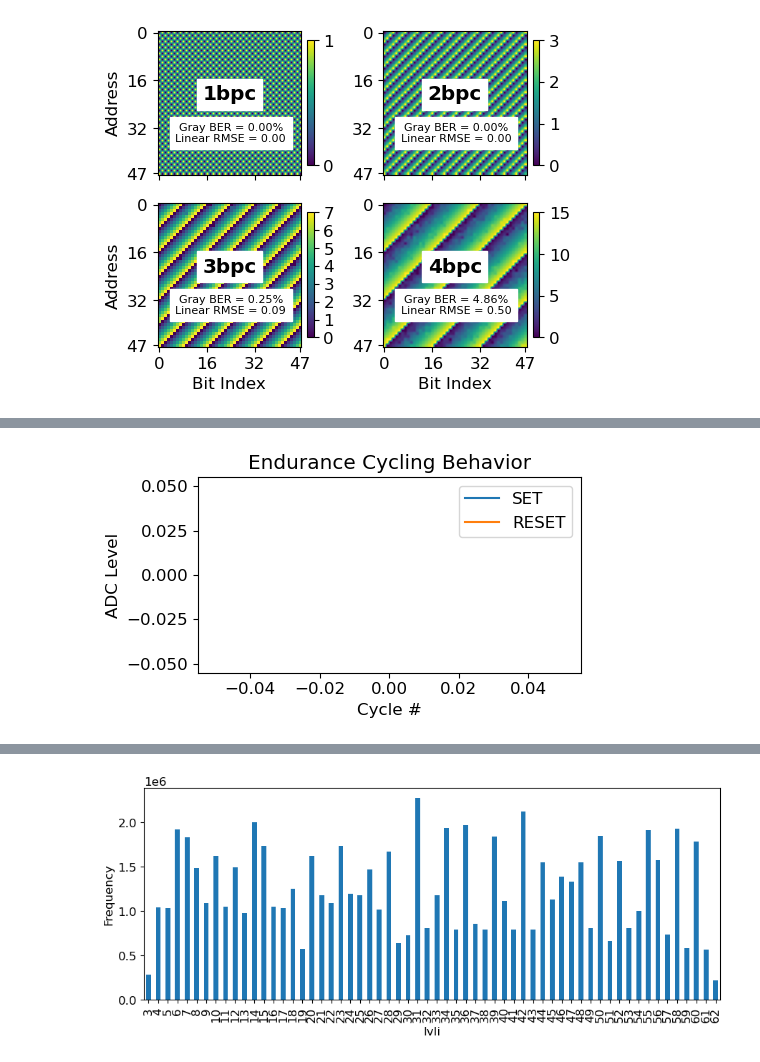
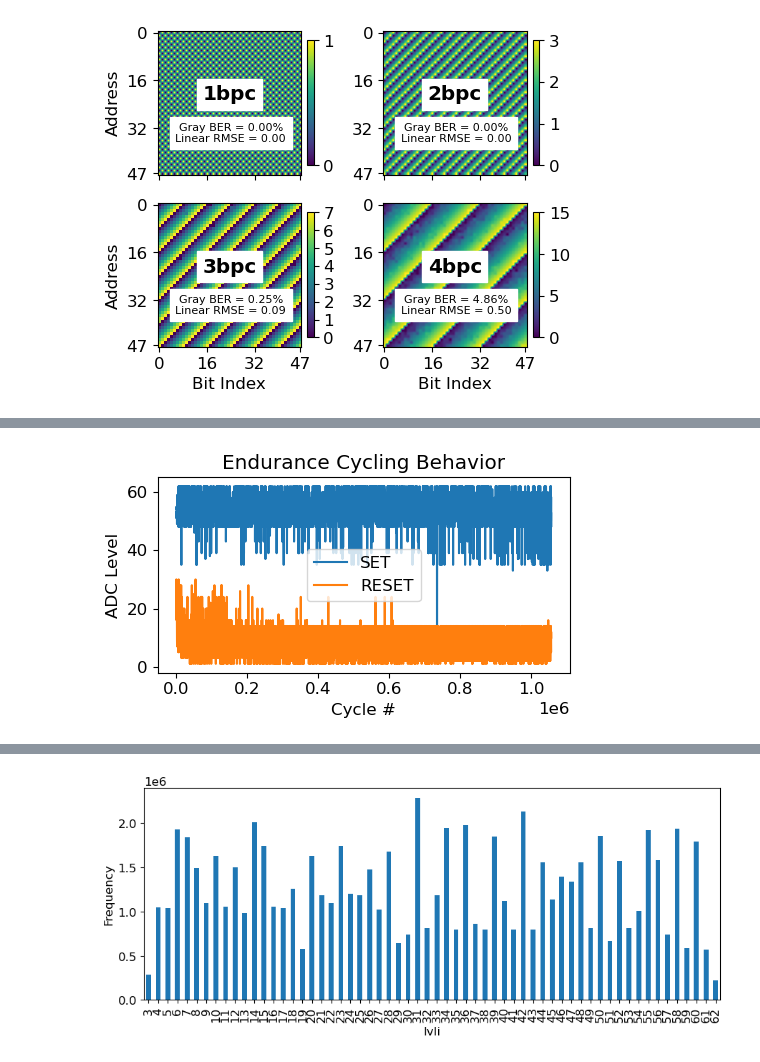
Before and after one commit to akashlevy/ember-python, a Jupyter notebook: analysis/characterizations.ipynb, the cells around one changed output, grey strips where cells are left out. Saved outputs shown, nothing was run; the diff lists cells and outputs as text; code cells hidden in the pictures.

```diff
--- a/analysis/characterizations.ipynb
+++ b/analysis/characterizations.ipynb
@@ -190,12 +188,12 @@ plt.gca().get_yaxis().set_visible(False)
 # %%
 names = ["addr", "i", "Cycle #", "RESET", "SET"]
 data = pd.read_csv(f"../data/endurance.csv.gz", delimiter='\t', names=names)
-data = data[data["addr"] == 18376]
-# data = data[data["i"] == 9]
+data = data[data["addr"] == 10900]
+data = data[data["i"] == 9]
 plt.rcParams["figure.figsize"] = (5,3)
 data.groupby("i").plot("Cycle #", ["SET", "RESET"], title="Endurance Cycling Behavior", ylabel="ADC Level")
 plt.tight_layout()
 plt.savefig("figs/endurance.pdf")
 plt.show()
 # %% [output]
-[figure, old version]
+[figure, new version]
```
Also changed, not shown: parts of 7 cells of this notebook, 3 other files.
